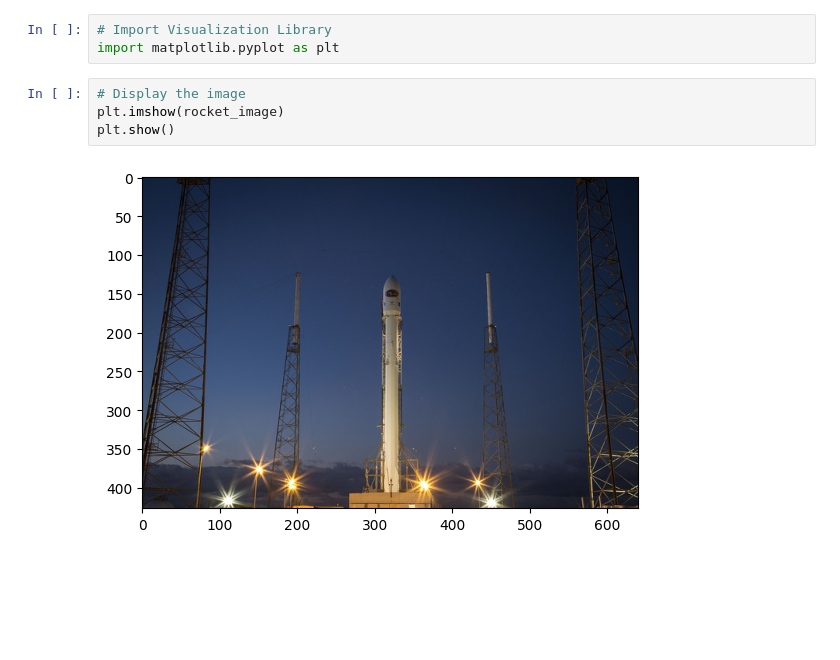
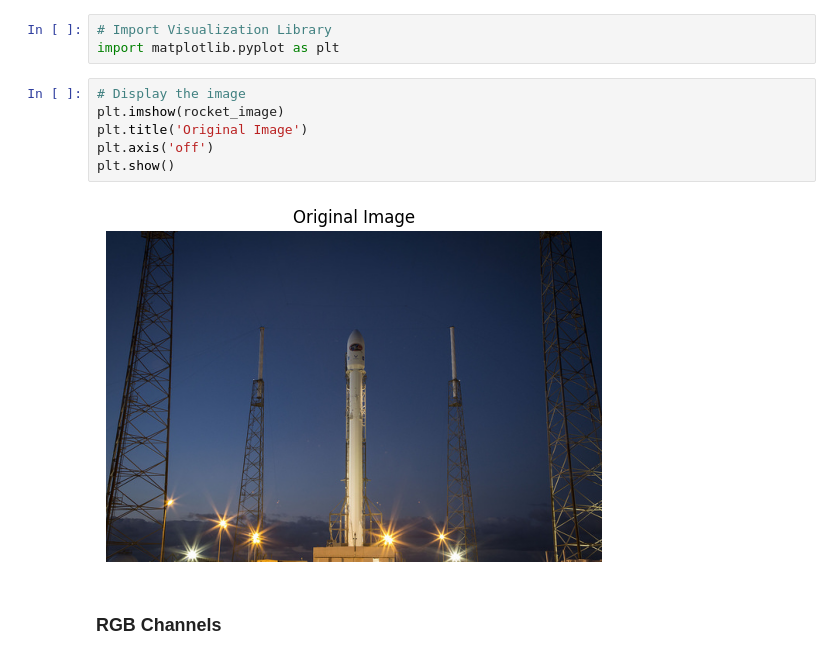
Before and after one commit to ron-ligsay/computer-vision, a Jupyter notebook: src/Image Processing/1.1 rgb vs grayscale.ipynb, the cells around one changed output. Cells and saved outputs as stored; diff of their text form; blank space fills up the shorter version.

Commit message:
converting images to different color

```diff
--- a/src/Image Processing/1.1 rgb vs grayscale.ipynb
+++ b/src/Image Processing/1.1 rgb vs grayscale.ipynb
@@ -31,8 +31,10 @@ import matplotlib.pyplot as plt
 # %%
 # Display the image
 plt.imshow(rocket_image)
+plt.title('Original Image')
+plt.axis('off')
 plt.show()
 # %% [output]
-[figure, old version]
+[figure, new version]
 # %% [markdown]
-###
+### RGB Channels
```
Also changed, not shown: parts of 1 cell of this notebook.
